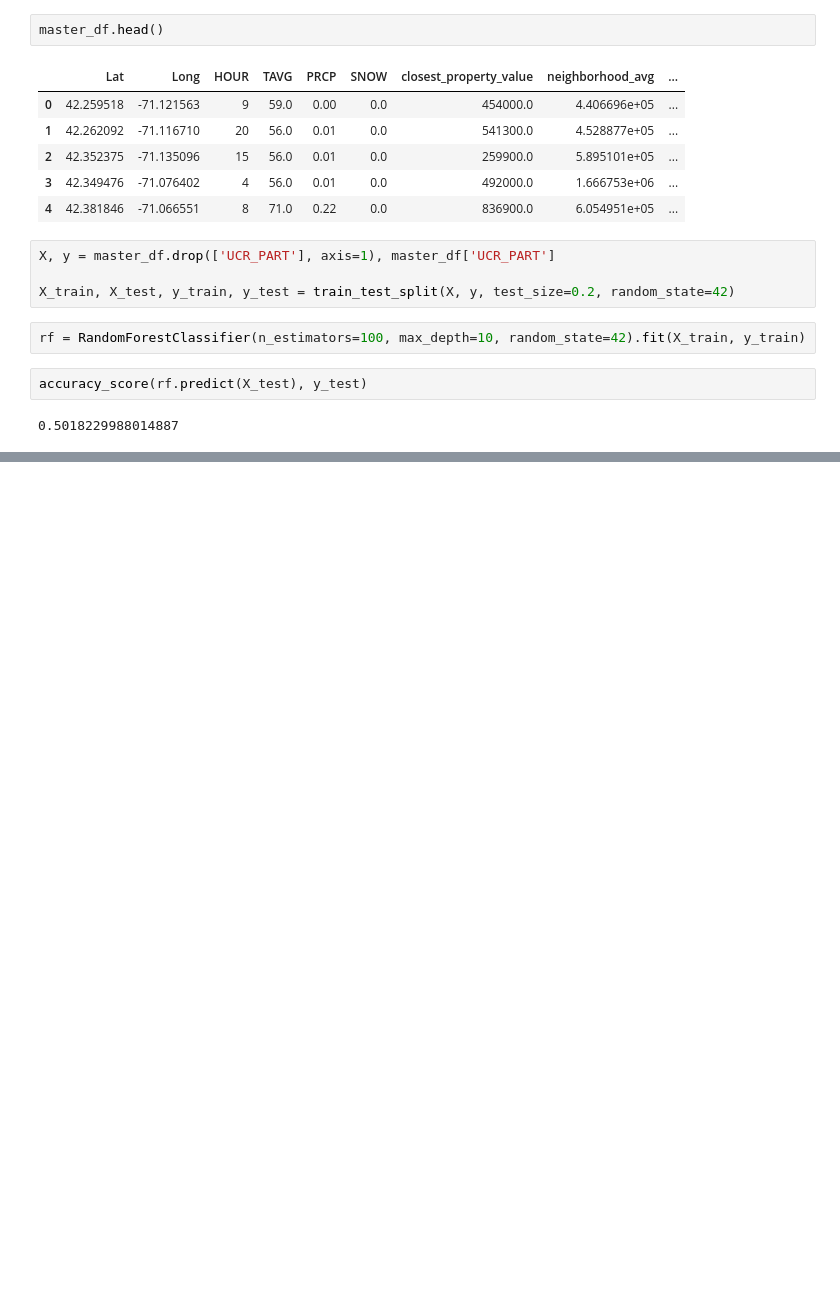
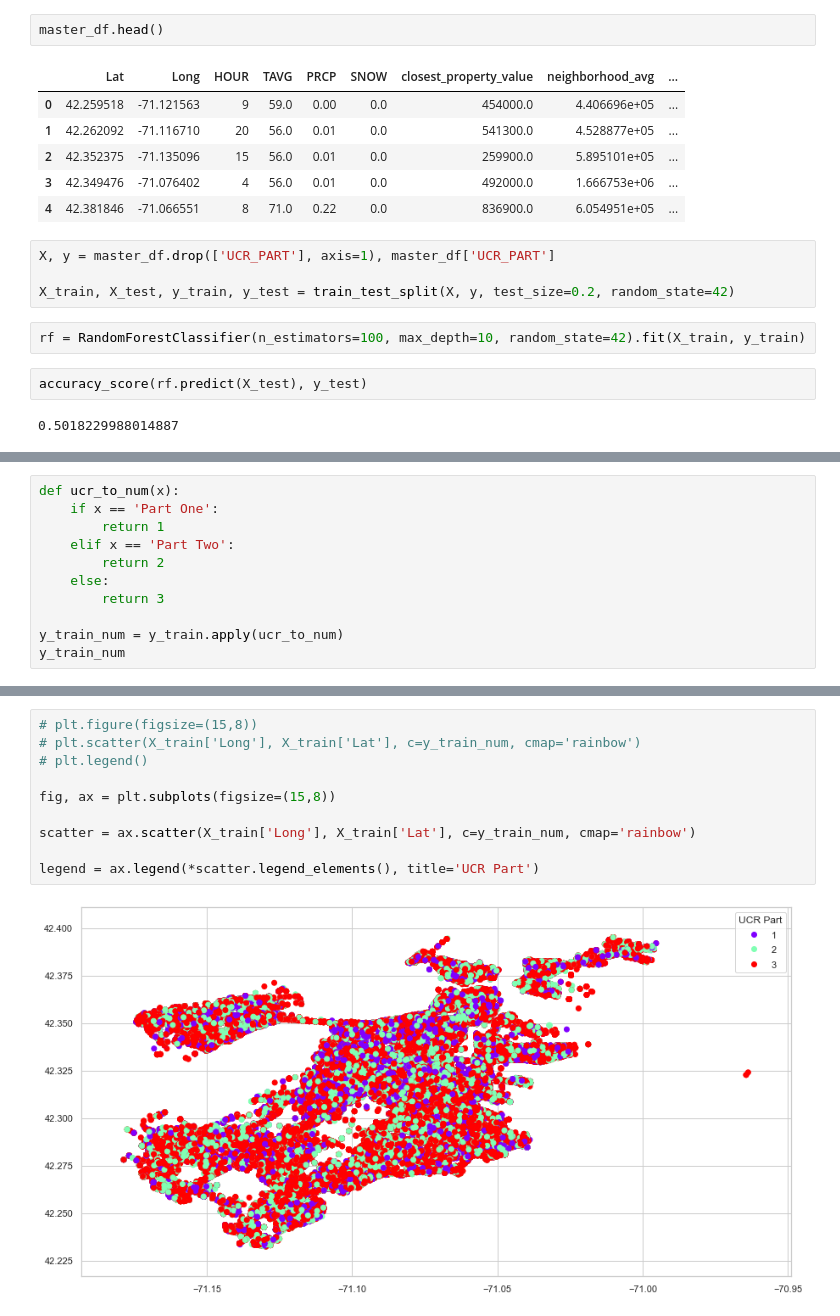
Before and after one commit to cs109a-crime/cs109a-crime.github.io, a Jupyter notebook: notebooks/nicks_model_notebook.ipynb, the cells around one changed output, grey strips where cells are left out. Drawn from its saved outputs; the diff is of its cells as text; blank space fills up the shorter version.

```diff
--- a/notebooks/nicks_model_notebook.ipynb
+++ b/notebooks/nicks_model_notebook.ipynb
@@ -69,0 +268,11 @@ plt.scatter(X_train['Lat'],X_train['Long'], c=km.labels_, cmap='rainbow')
+# %%
+def ucr_to_num(x):
+    if x == 'Part One':
+        return 1
+    elif x == 'Part Two':
+        return 2
+    else:
+        return 3
+
+y_train_num = y_train.apply(ucr_to_num)
+y_train_num
@@ -69,0 +297,12 @@ plt.scatter(X_train['Lat'],X_train['Long'], c=km.labels_, cmap='rainbow')
+# %%
+# plt.figure(figsize=(15,8))
+# plt.scatter(X_train['Long'], X_train['Lat'], c=y_train_num, cmap='rainbow')
+# plt.legend()
+
+fig, ax = plt.subplots(figsize=(15,8))
+
+scatter = ax.scatter(X_train['Long'], X_train['Lat'], c=y_train_num, cmap='rainbow')
+
+legend = ax.legend(*scatter.legend_elements(), title='UCR Part')
+# %% [output]
+[figure, added]
```
Also changed, not shown: parts of 12 cells of this notebook.
